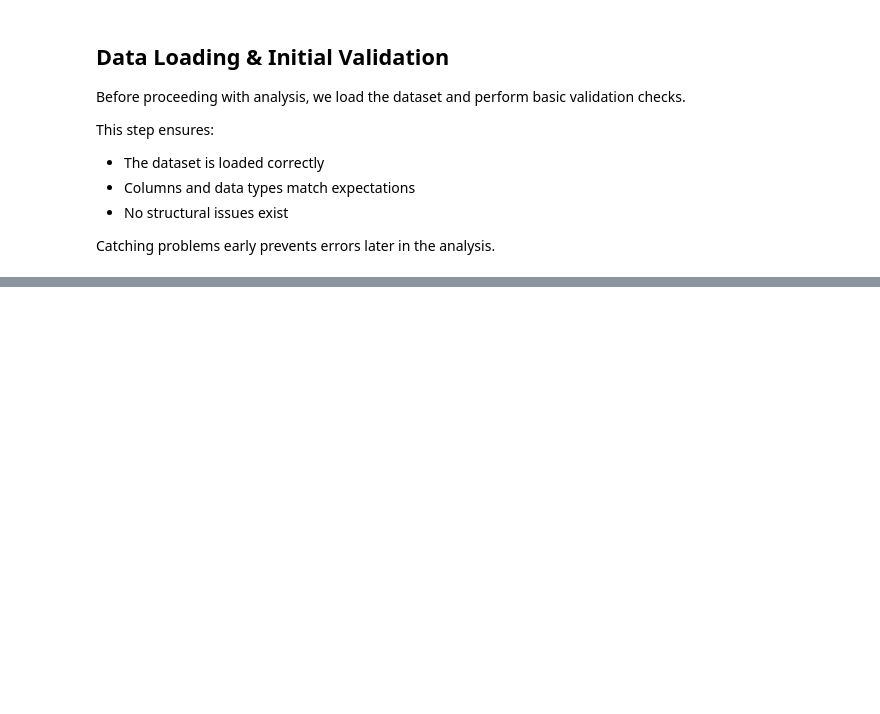
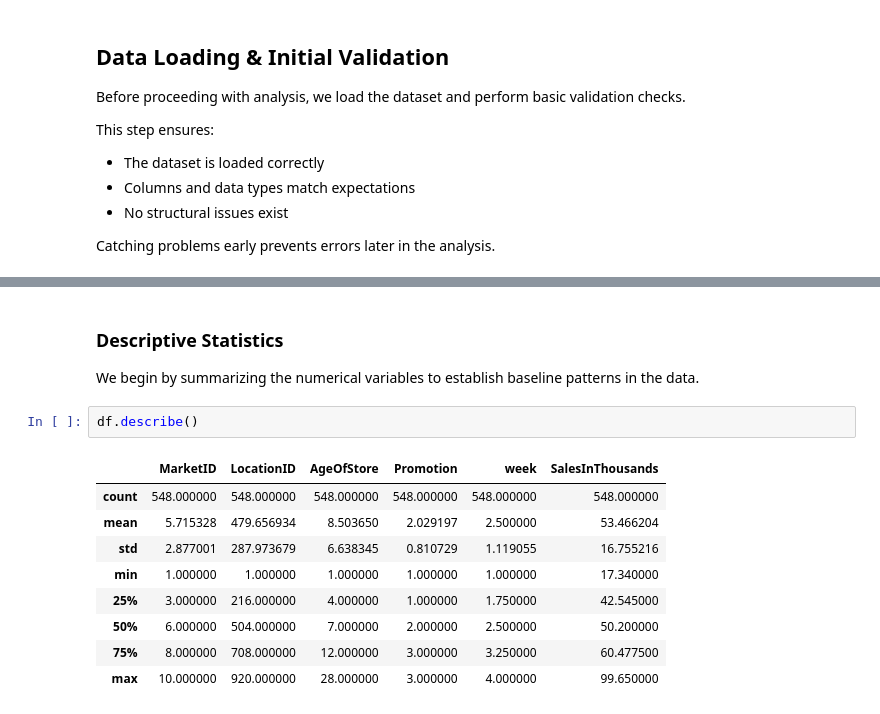
Before and after one commit to ibtihalalf/Sdaia-Bootcamp, a Jupyter notebook: Week2/Projects/P1_Fast_Food_Marketing_Campaign.ipynb, the cells around one changed output, grey strips where cells are left out. Cells and saved outputs as stored; diff of their text form; blank space fills up the shorter version.

```diff
--- a/Week2/Projects/P1_Fast_Food_Marketing_Campaign.ipynb
+++ b/Week2/Projects/P1_Fast_Food_Marketing_Campaign.ipynb
@@ -111,0 +173,16 @@ First 5 rows:
+# %% [markdown]
+### Descriptive Statistics
+
+We begin by summarizing the numerical variables to establish baseline patterns in the data.
+# %%
+df.describe()
+# %% [output]
+|  | MarketID | LocationID | AgeOfStore | Promotion | week | SalesInThousands |
+| count | 548.000000 | 548.000000 | 548.000000 | 548.000000 | 548.000000 | 548.000000 |
+| mean | 5.715328 | 479.656934 | 8.503650 | 2.029197 | 2.500000 | 53.466204 |
+| std | 2.877001 | 287.973679 | 6.638345 | 0.810729 | 1.119055 | 16.755216 |
+| min | 1.000000 | 1.000000 | 1.000000 | 1.000000 | 1.000000 | 17.340000 |
+| 25% | 3.000000 | 216.000000 | 4.000000 | 1.000000 | 1.750000 | 42.545000 |
+| 50% | 6.000000 | 504.000000 | 7.000000 | 2.000000 | 2.500000 | 50.200000 |
+| 75% | 8.000000 | 708.000000 | 12.000000 | 3.000000 | 3.250000 | 60.477500 |
+| max | 10.000000 | 920.000000 | 28.000000 | 3.000000 | 4.000000 | 99.650000 |
```
Also changed, not shown: parts of 25 cells of this notebook.
